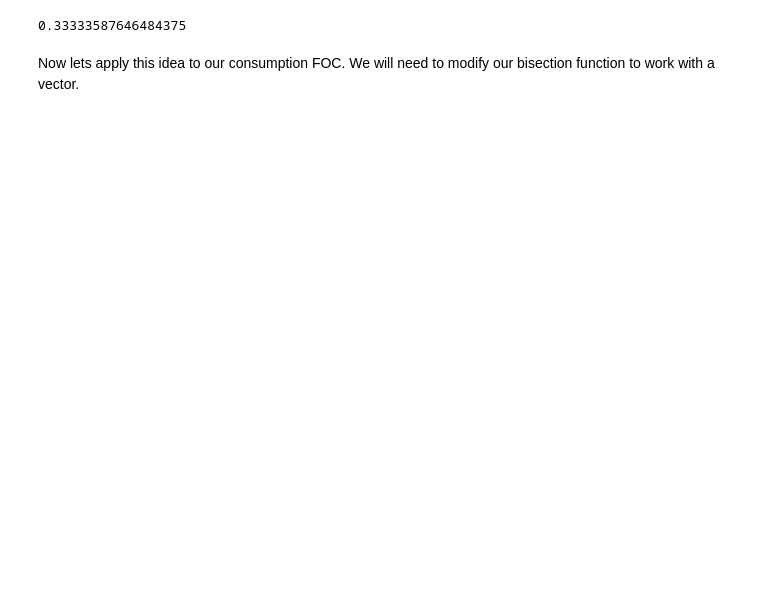
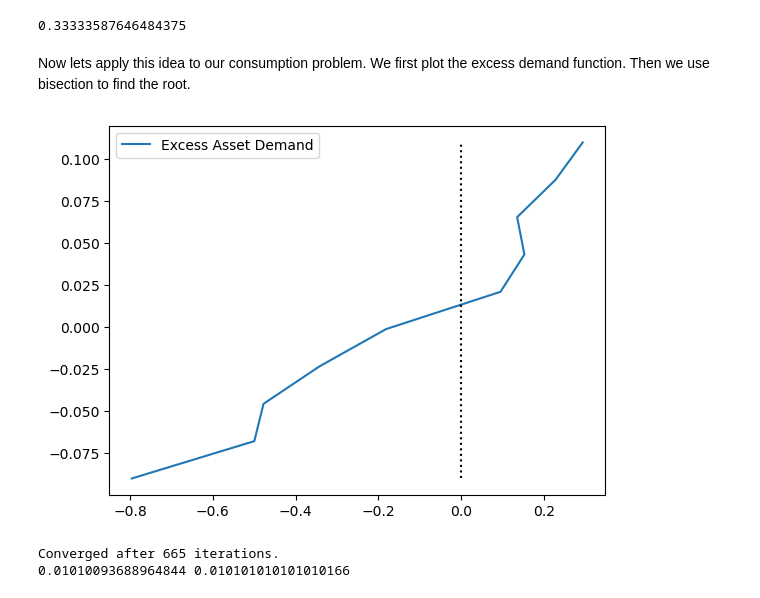
Before and after one commit to johanneswieland/281-Computational, a Jupyter notebook: Topic 2/policyiteration.ipynb, the cells around one changed output. Saved outputs shown, nothing was run; the diff lists cells and outputs as text; code cells hidden in the pictures; blank space fills up the shorter version.

```diff
--- a/Topic 2/policyiteration.ipynb
+++ b/Topic 2/policyiteration.ipynb
@@ -257,5 +256,51 @@ root = bisection(f, 0, 1)
 print(root)
 # %% [output]
 0.33333587646484375
-# %% [markdown]
-Now lets apply this idea to our consumption FOC. We will need to modify our bisection function to work with a vector.
+# %% [markdown]
+Now lets apply this idea to our consumption problem. We first plot the excess demand function. Then we use bisection to find the root.
+# %%
+def excess_demand(r):
+    c_new = y + np.zeros(a.shape)
+    aprime_new = (1 + r) * a + y - c_new
+
+    iteration = 0
+    while iteration < max_iter:
+        aprime = aprime_new
+        f_interp = interp1d(a, aprime, kind='linear', bounds_error=False, fill_value=(amin, amax))
+        aprimeprime = f_interp(aprime)
+        cprime = (1 + r) * aprime + y - aprimeprime
+        c_new = invmargutility( beta * (1 + r) * margutility(cprime) )
+
+        aprime_new = (1 + r) * a + y - c_new
+
+        if np.max(np.abs(aprime_new - aprime)) < tolerance:
+            print(f'Converged after {iteration} iterations.')
+            break
+        iteration += 1
+
+    # given a = A, the new choice of aprime is
+    Aprime = f_interp(A)
+
+    return Aprime - A
+
+# plot consumption against true consumption function
+A = 0.5
+r_candidates =  (1/beta) - 1 + np.linspace(-0.1, 0.1, 10)
+excess_demand_values = np.zeros(10)
+for i, r in enumerate(r_candidates):
+    excess_demand_values[i] = excess_demand(r)
+
+plt.plot(excess_demand_values, r_candidates, label=f'Excess Asset Demand')
+plt.plot(np.zeros_like(r_candidates), r_candidates, 'k:')
+plt.legend()
+plt.show()
+# %% [output]
+[figure, added]
+# %%
+# find the root of the function
+rstar = bisection(excess_demand, 0, 0.025)
+
+print(rstar, (1/beta) - 1)
+# %% [output]
+Converged after 665 iterations.
+0.01010093688964844 0.010101010101010166
```
Also changed, not shown: parts of 7 cells of this notebook.
